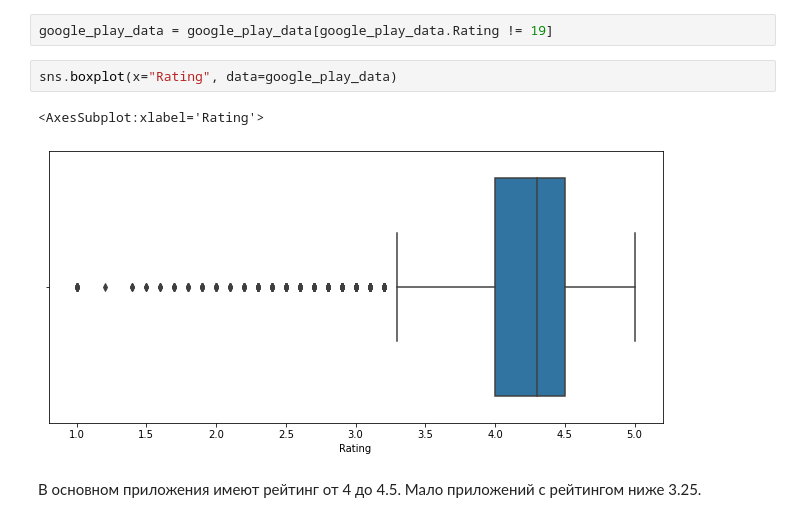
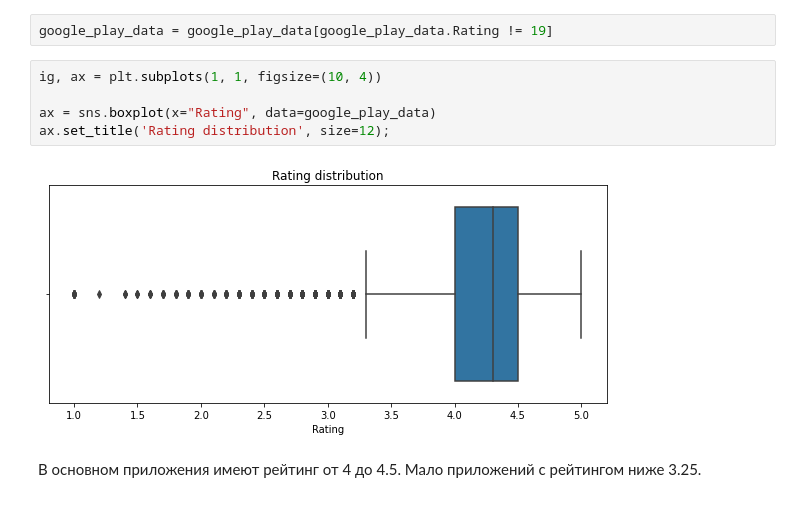
Before and after one commit to Katepompom/pyda_homeworks, a Jupyter notebook: visualization/visualization.ipynb, the cells around one changed output. Drawn from its saved outputs; the diff is of its cells as text.

```diff
--- a/visualization/visualization.ipynb
+++ b/visualization/visualization.ipynb
@@ -127,11 +127,13 @@ Name: Rating, dtype: float64
 Видно, что есть нестандартный рейтинг, уберем запись с ним.
 # %%
 google_play_data = google_play_data[google_play_data.Rating != 19]
-# %%
-sns.boxplot(x="Rating", data=google_play_data)
-# %% [output]
-<AxesSubplot:xlabel='Rating'>
-[figure, removed]
+# %%
+ig, ax = plt.subplots(1, 1, figsize=(10, 4))
+
+ax = sns.boxplot(x="Rating", data=google_play_data)
+ax.set_title('Rating distribution', size=12);
+# %% [output]
+[figure, added]
 # %% [markdown]
 В основном приложения имеют рейтинг от 4 до 4.5. Мало приложений с рейтингом ниже 3.25.
 # %% [markdown]
```
Also changed, not shown: parts of 8 cells of this notebook.
